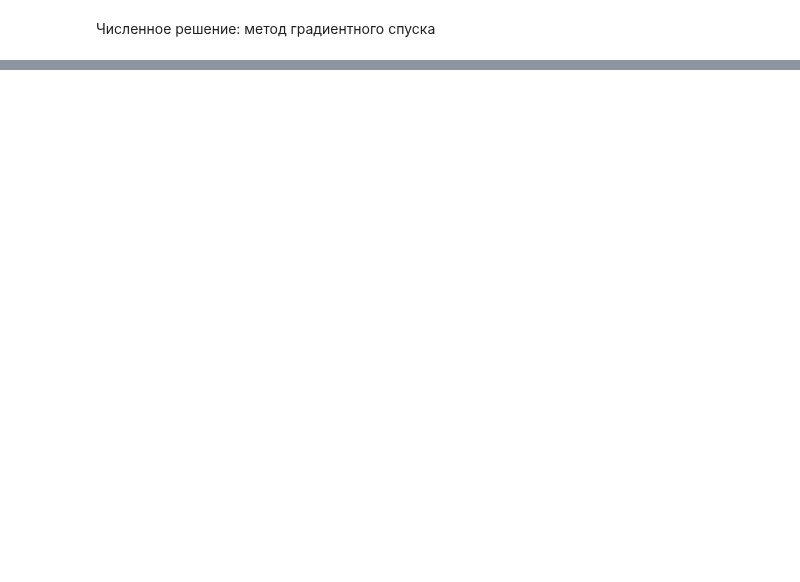
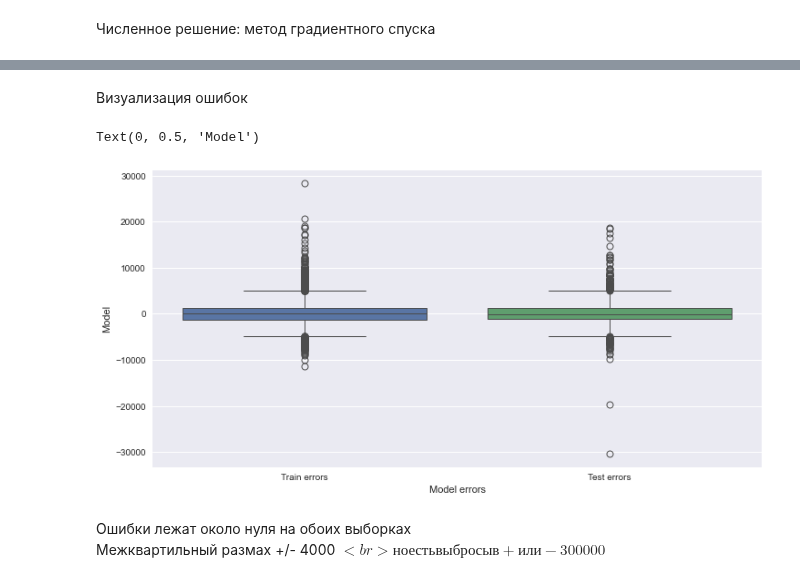
Before and after one commit to DmitriySky47/sf_data_science, a Jupyter notebook: Skillfactory/ML_2_Обучение_с_учителем_Регрессия/practice.ipynb, the cells around one changed output, grey strips where cells are left out. Saved outputs shown, nothing was run; the diff lists cells and outputs as text; code cells hidden in the pictures; blank space fills up the shorter version.

```diff
--- a/Skillfactory/ML_2_Обучение_с_учителем_Регрессия/practice.ipynb
+++ b/Skillfactory/ML_2_Обучение_с_учителем_Регрессия/practice.ipynb
@@ -148,0 +313,5 @@ Testt MAPE: 12.876
+# %%
+# делим матрицу на тестовую и тренировочную выборки
+X_train, X_test, y_train, y_test = train_test_split(X, y, test_size=0.2, random_state=40)
+print(f'Train shape: {X_train.shape}')
+print(f'Test shape: {X_test.shape}')
@@ -148,0 +387,11 @@ Testt MAPE: 12.876
+# %%
+# производим реуляризацию L2
+ridge_lr_poly = linear_model.Ridge()
+ridge_lr_poly.fit(X_train_scaled_poly, y_train_log) # подаем логорифмированный тестовый вектор
+
+# осуществляем предсказание, не забываем экспоненту
+y_train_pred = np.exp(ridge_lr_poly.predict(X_train_scaled_poly))
+y_test_pred = np.exp(ridge_lr_poly.predict(X_test_scaled_poly))
+
+# выводим метрики
+print_metrics(y_train, y_train_pred, y_test, y_test_pred)
@@ -148,0 +448,9 @@ Testt MAPE: 12.876
+# %%
+# произведем регуляризацию с alpha = 0.01
+ridge_lr = linear_model.Ridge(alpha=0.01)
+ridge_lr.fit(X_train_scaled_poly, y_train_log)
+y_train_pred = np.exp(ridge_lr.predict(X_train_scaled_poly))
+y_test_pred = np.exp(ridge_lr.predict(X_test_scaled_poly))
+
+# выводим метрики
+print_metrics(y_train, y_train_pred, y_test, y_test_pred)
@@ -148,0 +466,27 @@ Testt MAPE: 12.876
+# %% [markdown]
+Визуализация ошибок
+# %%
+fig, ax = plt.subplots(figsize=(12, 6)) # фигура+координатная плоскость и размер
+
+# ошибки на тренировочной выборке
+y_train_errors = y_train - y_train_pred
+# ошибки модели на тестовой выборке
+y_test_error = y_test - y_test_pred
+
+# преобразуем ошибки в Data Frame
+predict_df = pd.DataFrame(
+    {'Train errors': y_train_errors,
+     'Test errors': y_test_error}
+)
+
+# Визуализируем ошибки через boxplot
+sns.boxplot(data=predict_df, ax=ax)
+ax.set_xlabel('Model errors') # название оси абсцисс
+ax.set_ylabel('Model') # название оси ординат
+# %% [output]
+Text(0, 0.5, 'Model')
+[figure, added]
+# %% [markdown]
+Ошибки лежат около нуля на обоих выборках
+<br> Межквартильный размах +/- 4000 $
+<br> но есть выбросы в + или - 30 0000 $
```
Also changed, not shown: parts of 47 cells of this notebook, 4 other files.
